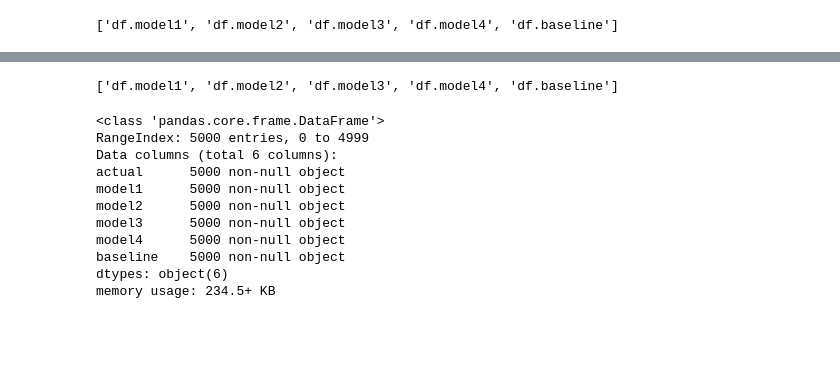
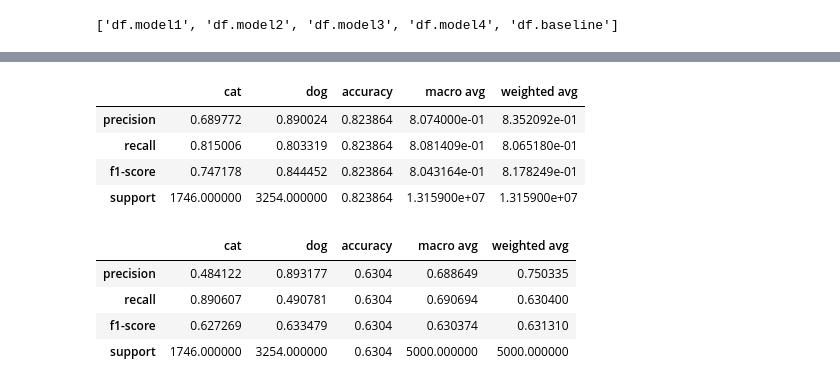
Before and after one commit to noahmelngailis/ds-methodologies-exercises, a Jupyter notebook: classification/model_evaluation.ipynb, the cells around one changed output, grey strips where cells are left out. Cells and saved outputs as stored; diff of their text form; code cells hidden in the pictures; blank space fills up the shorter version.

Commit message:
tidy data

```diff
--- a/classification/model_evaluation.ipynb
+++ b/classification/model_evaluation.ipynb
@@ -328,18 +344,24 @@ ValueError: Found input variables with inconsistent numbers of samples: [5000, 9
-# %%
-x
-# %% [output]
-['df.model1', 'df.model2', 'df.model3', 'df.model4', 'df.baseline']
-# %%
-df.info()
-# %% [output]
-<class 'pandas.core.frame.DataFrame'>
-RangeIndex: 5000 entries, 0 to 4999
-Data columns (total 6 columns):
-actual      5000 non-null object
-model1      5000 non-null object
-model2      5000 non-null object
-model3      5000 non-null object
-model4      5000 non-null object
-baseline    5000 non-null object
-dtypes: object(6)
-memory usage: 234.5+ KB
+# %%
+y_true = df.actual
+y_pred = df.model1
+
+x = sklearn.metrics.classification_report(y_true, y_pred, output_dict = True, labels = y_pred)
+pd.DataFrame(x)
+# %% [output]
+|  | cat | dog | accuracy | macro avg | weighted avg |
+| precision | 0.689772 | 0.890024 | 0.823864 | 8.074000e-01 | 8.352092e-01 |
+| recall | 0.815006 | 0.803319 | 0.823864 | 8.081409e-01 | 8.065180e-01 |
+| f1-score | 0.747178 | 0.844452 | 0.823864 | 8.043164e-01 | 8.178249e-01 |
+| support | 1746.000000 | 3254.000000 | 0.823864 | 1.315900e+07 | 1.315900e+07 |
+# %%
+y_true = df.actual
+y_pred = df.model2
+
+x = sklearn.metrics.classification_report(y_true, y_pred, output_dict = True, digits = .2)
+pd.DataFrame(x)
+# %% [output]
+|  | cat | dog | accuracy | macro avg | weighted avg |
+| precision | 0.484122 | 0.893177 | 0.6304 | 0.688649 | 0.750335 |
+| recall | 0.890607 | 0.490781 | 0.6304 | 0.690694 | 0.630400 |
+| f1-score | 0.627269 | 0.633479 | 0.6304 | 0.630374 | 0.631310 |
+| support | 1746.000000 | 3254.000000 | 0.6304 | 5000.000000 | 5000.000000 |
```
Also changed, not shown: parts of 10 cells of this notebook, 3 other files.
